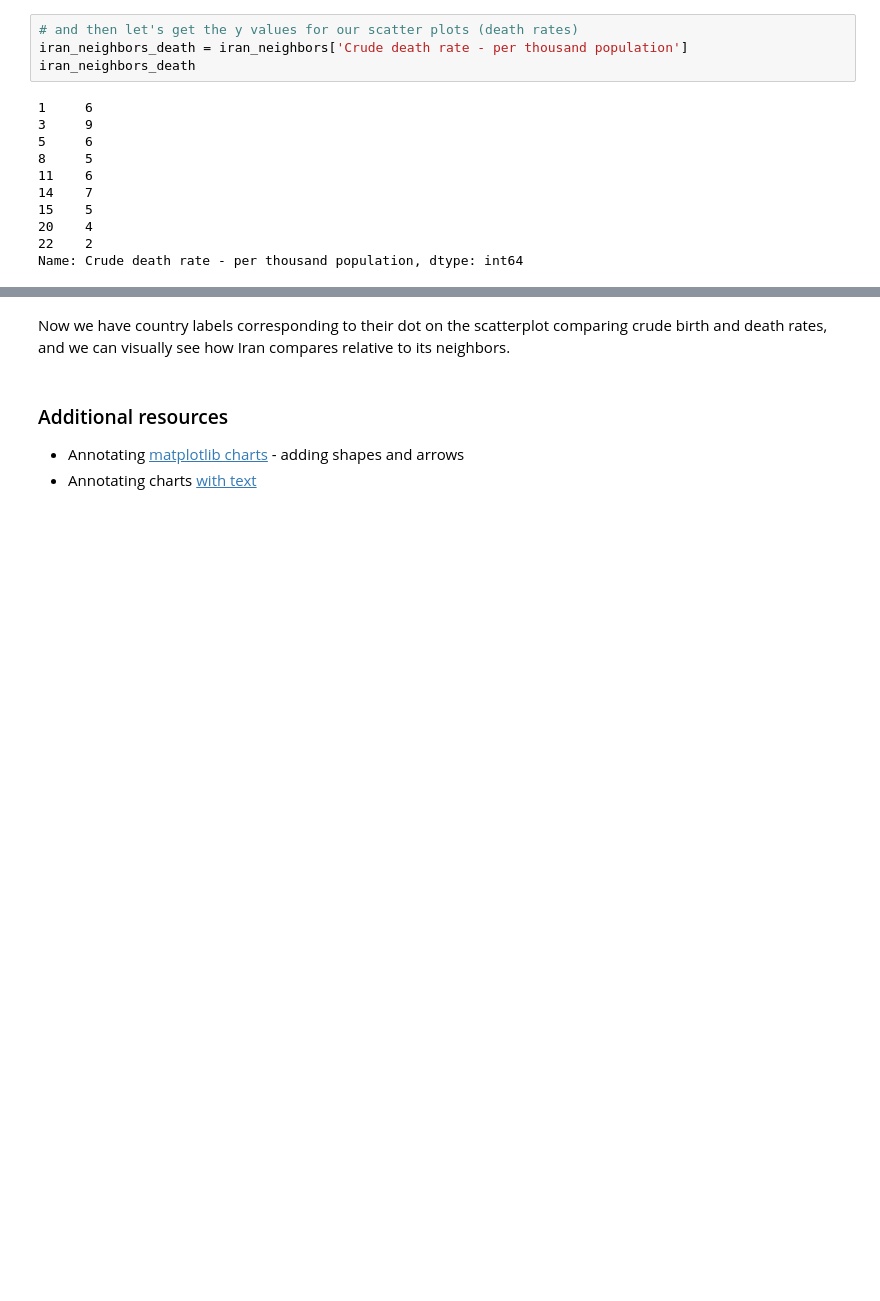
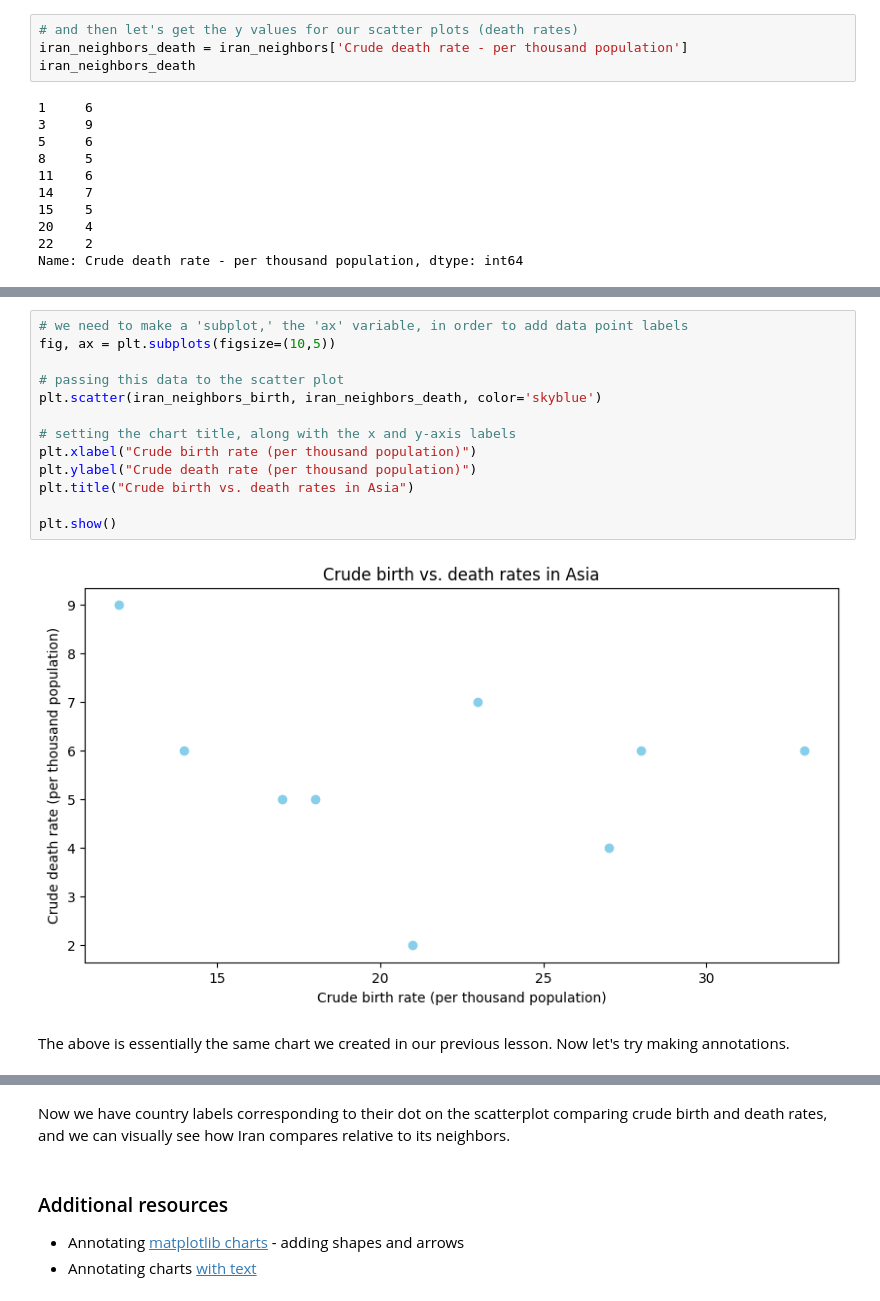
Before and after one commit to ICFJ-Computational-Journalism/english.lessons, a Jupyter notebook: english/2_Data-visualization/offline_dataviz_textannotations.ipynb, the cells around one changed output, grey strips where cells are left out. Drawn from its saved outputs; the diff is of its cells as text; blank space fills up the shorter version.

```diff
--- a/english/2_Data-visualization/offline_dataviz_textannotations.ipynb
+++ b/english/2_Data-visualization/offline_dataviz_textannotations.ipynb
@@ -94,3 +98,20 @@ iran_neighbors
 | 15 | Turkey - Asia | 18 | 5 | 9.0 | Turkey | ... |
 | 20 | Iraq - Asia | 27 | 4 | 23.0 | Iraq | ... |
 | 22 | Oman - Asia | 21 | 2 | 9.0 | Oman | ... |
+# %%
+# we need to make a 'subplot,' the 'ax' variable, in order to add data point labels
+fig, ax = plt.subplots(figsize=(10,5))
+
+# passing this data to the scatter plot
+plt.scatter(iran_neighbors_birth, iran_neighbors_death, color='skyblue')
+
+# setting the chart title, along with the x and y-axis labels
+plt.xlabel("Crude birth rate (per thousand population)")
+plt.ylabel("Crude death rate (per thousand population)")
+plt.title("Crude birth vs. death rates in Asia")
+
+plt.show()
+# %% [output]
+[figure, added]
+# %% [markdown]
+The above is essentially the same chart we created in our previous lesson. Now let's try making annotations.
```
Also changed, not shown: parts of 8 cells of this notebook.
